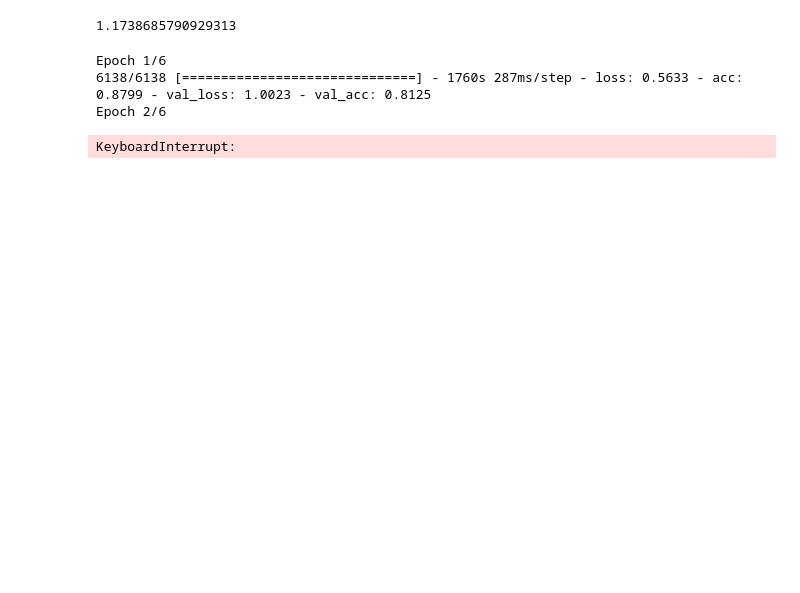
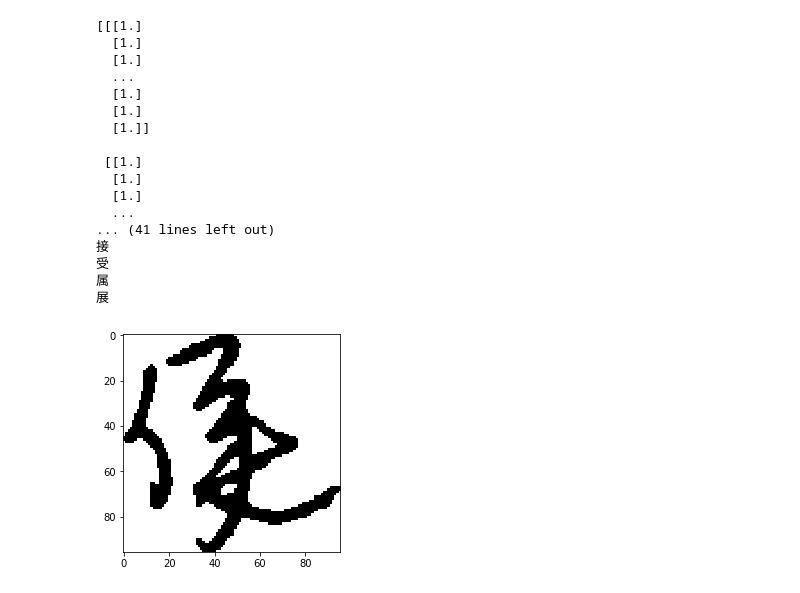
Before and after one commit to chenliz1/ChineseHandwritingRecognition, a Jupyter notebook: script.ipynb, the cells around one changed output. Saved outputs shown, nothing was run; the diff lists cells and outputs as text; code cells hidden in the pictures; blank space fills up the shorter version.

```diff
--- a/script.ipynb
+++ b/script.ipynb
@@ -27,0 +49,15 @@ width, height = 96, 96
+# %%
+for i in range(5):
+    tens = i + 1
+    Lrate = 0.1**tens
+    print(Lrate)
+    sgd = optimizers.SGD(lr=Lrate, momentum=0.9, nesterov=True)
+    model.compile(loss='categorical_crossentropy',
+            optimizer=sgd,
+            metrics=['accuracy'])
+    history = model.fit_generator(tg, epochs=10, verbose=1,
+                        validation_data=vg,
+                        callbacks=[checkpointer])
+    with open('history_epoch{}0.pickle'.format(tens), 'wb') as handler:
+        pkl.dump(history.history, handler, protocol=pkl.HIGHEST_PROTOCOL)
+# test_loss, test_acc = model.evaluate_generator(vg, verbose=1)
@@ -42,6 +71,9 @@ checkpointer = keras.callbacks.ModelCheckpoint(filepath='model_weights_best.hdf5
 # %%
-sgd = optimizers.SGD(lr=0.1, momentum=0.9, nesterov=True)
-model.compile(loss='categorical_crossentropy',
+test_model = build_model_GSLRE(500)
+
+test_model.load_weights('model_b0.99_weights_best_epoch.hdf5')
+test_model.compile(loss='categorical_crossentropy',
         optimizer='SGD',
         metrics=['accuracy'])
-test_loss, test_acc = model.evaluate_generator(vg, verbose=1)
+
+test_loss, test_acc = test_model.evaluate_generator(vg, verbose=1)
@@ -48,15 +82,39 @@ test_loss, test_acc = model.evaluate_generator(vg, verbose=1)
-# %%
-print(test_loss)
-# %% [output]
-1.1738685790929313
-# %%
-model.fit_generator(tg, epochs=6, verbose=1,
-                    validation_data=vg,
-                    callbacks=[checkpointer])
-# %% [output]
-Epoch 1/6
-6138/6138 [==============================] - 1760s 287ms/step - loss: 0.5633 - acc: 0.8799 - val_loss: 1.0023 - val_acc: 0.8125
-Epoch 2/6
-KeyboardInterrupt:
+# %%
+# test_model.compile(loss='categorical_crossentropy',
+#         optimizer='SGD',
+#         metrics=['accuracy'])
+
+# test_loss, test_acc = test_model.evaluate_generator(vg, verbose=1)
+sample = vg[7][0][0].reshape(1, 96, 96, 1)
+
+print(sample[0])
+
+result = test_model.predict(sample, batch_size=1).reshape(classSize)
+# number of output
+index = result.argsort()[-8:][::-1]
+# dont need this one when in gui
+plt.imshow(sample.reshape(96,96), cmap='gray')
+#
+for i in index:
+    print(index_key_500[i])
+# %% [output]
+[[[1.]
+  [1.]
+  [1.]
+  ...
+  [1.]
+  [1.]
+  [1.]]
+
+ [[1.]
+  [1.]
+  [1.]
+  ...
+... (41 lines left out)
+接
+受
+属
+展
+[figure, added]
 # %%
 from scipy.ndimage import binary_dilation
```
Also changed, not shown: parts of 20 cells of this notebook, 1 other file.
